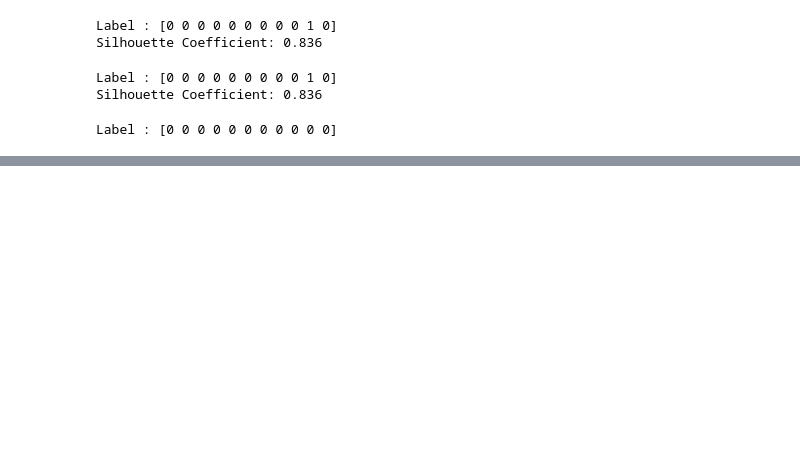
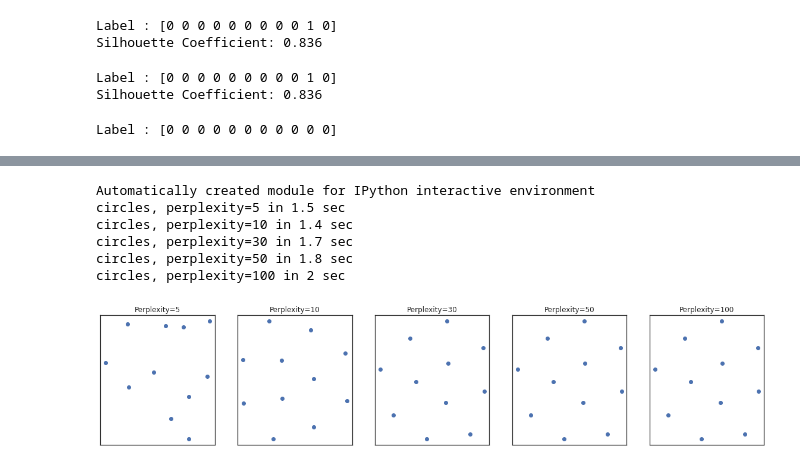
Before and after one commit to mhilmiasyrofi/MART, a Jupyter notebook: cosine-simmilarity.ipynb, the cells around one changed output, grey strips where cells are left out. Cells and saved outputs as stored; diff of their text form; code cells hidden in the pictures; blank space fills up the shorter version.

```diff
--- a/cosine-simmilarity.ipynb
+++ b/cosine-simmilarity.ipynb
@@ -285,0 +477,40 @@ Label : [0 0 0 0 0 0 0 0 0 0 0]
+# %%
+# Author: Narine Kokhlikyan <narine@slice.com>
+# License: BSD
+
+print(__doc__)
+
+import numpy as np
+import matplotlib.pyplot as plt
+
+from matplotlib.ticker import NullFormatter
+from sklearn import manifold, datasets
+from time import time
+
+n_samples = 300
+n_components = 2
+(fig, subplots) = plt.subplots(1, 5, figsize=(20, 4))
+perplexities = [5, 10,  30, 50, 100]
+
+for i, perplexity in enumerate(perplexities):
+    ax = subplots[i]
+
+    t0 = time()
+    tsne = manifold.TSNE(n_components=n_components, init='random',
+                         random_state=0, perplexity=perplexity)
+    Y = tsne.fit_transform(accuracies)
+    t1 = time()
+    print("circles, perplexity=%d in %.2g sec" % (perplexity, t1 - t0))
+    ax.set_title("Perplexity=%d" % perplexity)
+    ax.scatter(Y[:,0], Y[:,1])
+    ax.xaxis.set_major_formatter(NullFormatter())
+    ax.yaxis.set_major_formatter(NullFormatter())
+    ax.axis('tight')
+# %% [output]
+Automatically created module for IPython interactive environment
+circles, perplexity=5 in 1.5 sec
+circles, perplexity=10 in 1.4 sec
+circles, perplexity=30 in 1.7 sec
+circles, perplexity=50 in 1.8 sec
+circles, perplexity=100 in 2 sec
+[figure, added]
```
Also changed, not shown: parts of 14 cells of this notebook.
